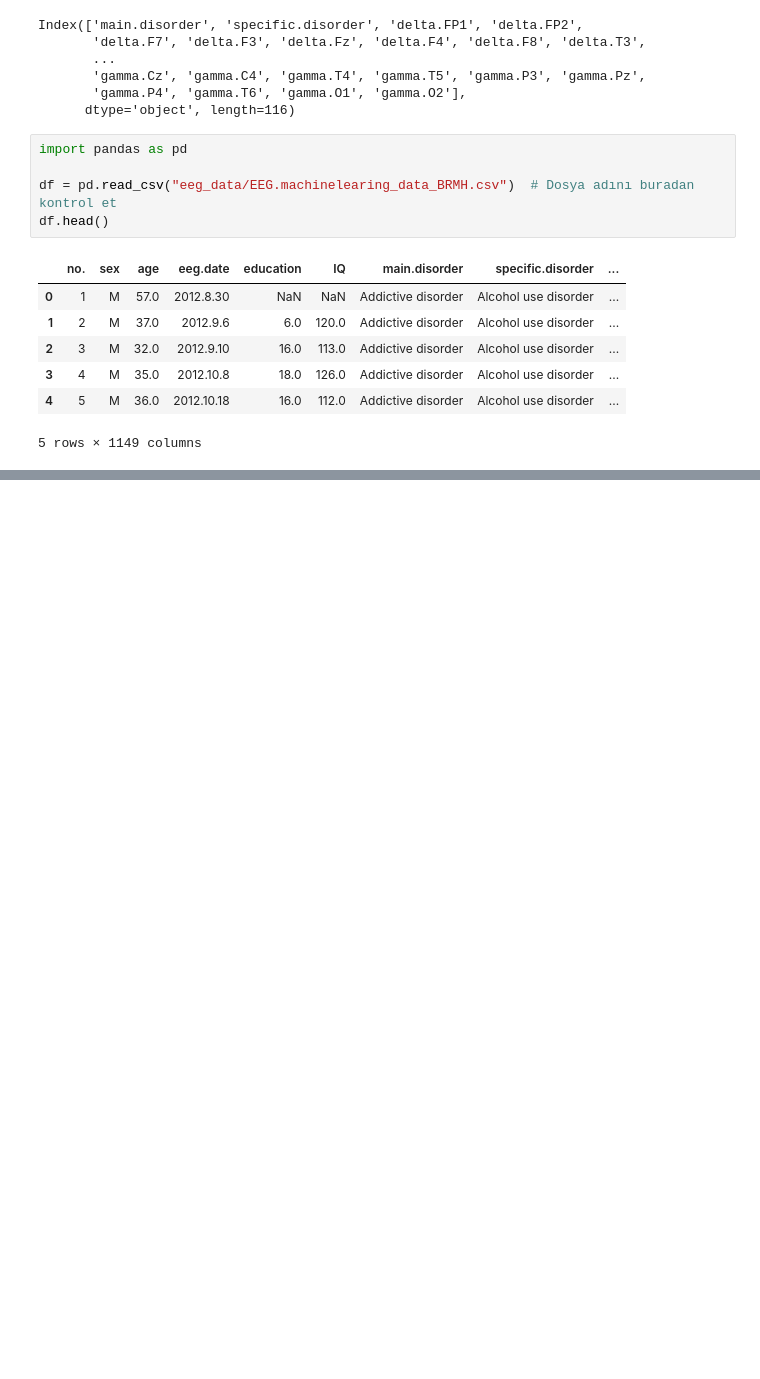
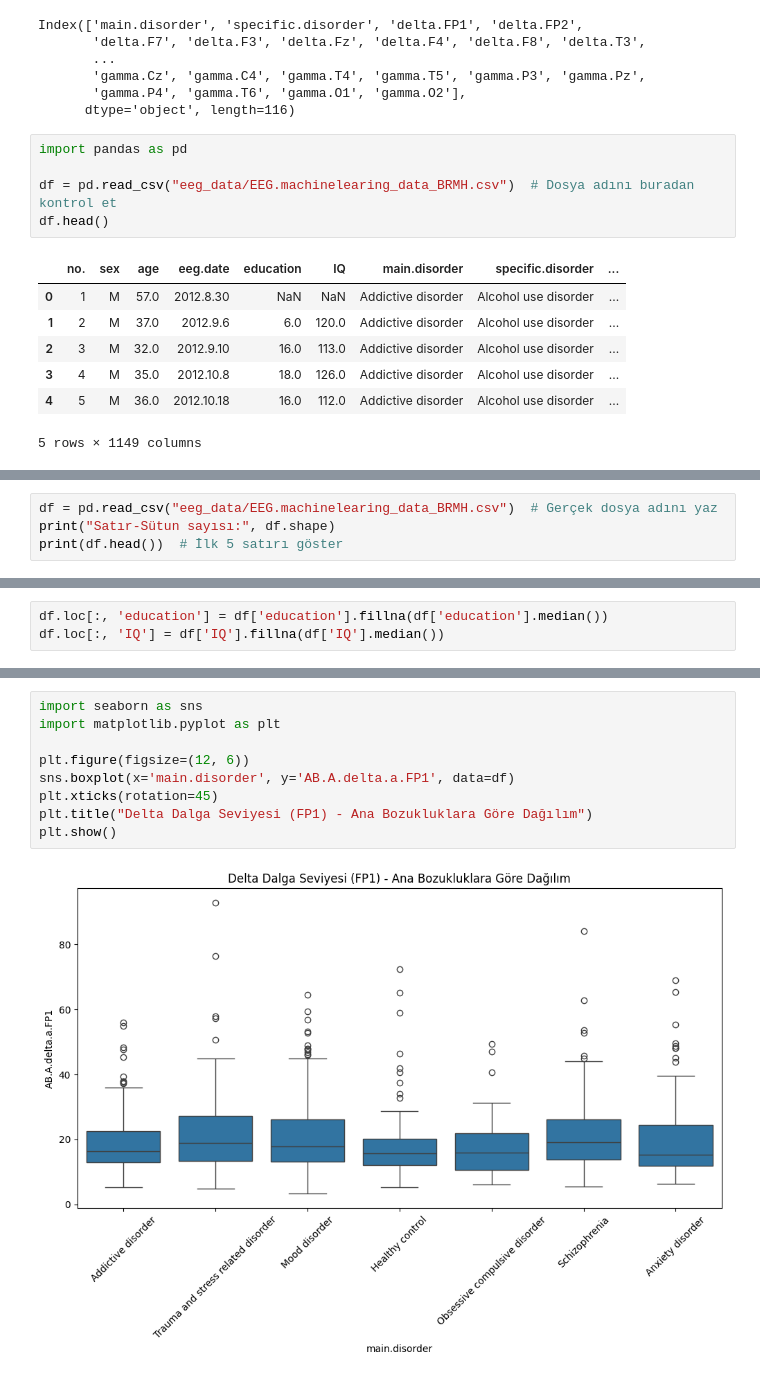
Before and after one commit to snmkrhn/EEG-Sinyalleri-ile-Psikiyatrik-Bozukluklar-n-Tespiti, a Jupyter notebook: EEG_Sinyalleri_ile_Psikiyatrik_Bozuklukların.ipynb, the cells around one changed output, grey strips where cells are left out. Saved outputs shown, nothing was run; the diff lists cells and outputs as text; blank space fills up the shorter version.

```diff
--- a/EEG_Sinyalleri_ile_Psikiyatrik_Bozuklukların.ipynb
+++ b/EEG_Sinyalleri_ile_Psikiyatrik_Bozuklukların.ipynb
@@ -450,0 +481,4 @@ df.head()
+# %%
+df = pd.read_csv("eeg_data/EEG.machinelearing_data_BRMH.csv")  # Gerçek dosya adını yaz
+print("Satır-Sütun sayısı:", df.shape)
+print(df.head())  # İlk 5 satırı göster
@@ -450,0 +523,3 @@ df.head()
+# %%
+df.loc[:, 'education'] = df['education'].fillna(df['education'].median())
+df.loc[:, 'IQ'] = df['IQ'].fillna(df['IQ'].median())
@@ -450,0 +547,11 @@ df.head()
+# %%
+import seaborn as sns
+import matplotlib.pyplot as plt
+
+plt.figure(figsize=(12, 6))
+sns.boxplot(x='main.disorder', y='AB.A.delta.a.FP1', data=df)
+plt.xticks(rotation=45)
+plt.title("Delta Dalga Seviyesi (FP1) - Ana Bozukluklara Göre Dağılım")
+plt.show()
+# %% [output]
+[figure, added]
```
Also changed, not shown: parts of 9 cells of this notebook.
